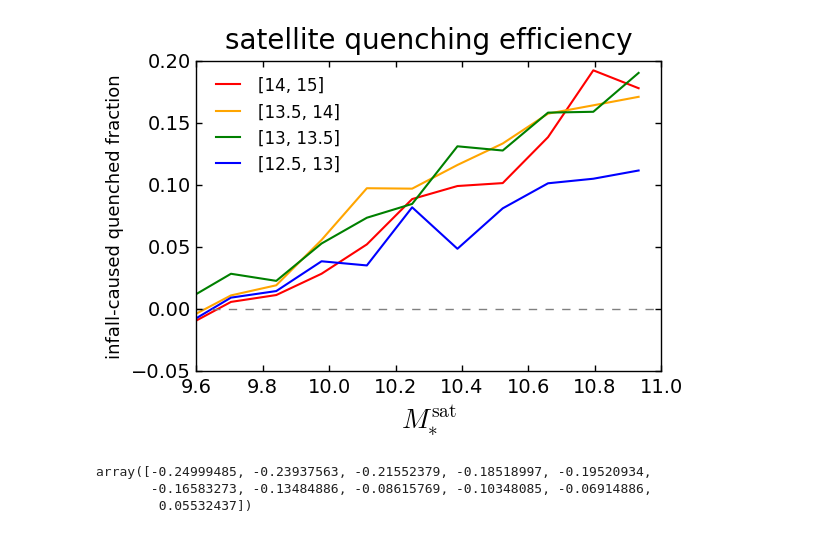
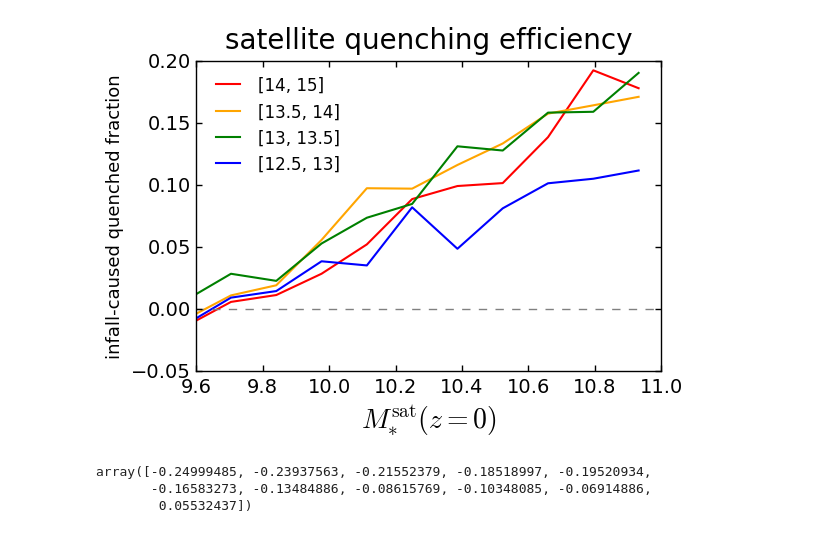
Before and after one commit to aphearin/time_evolving_cam_utils, a Jupyter notebook: plot_satellite_quenching_efficiency.ipynb, the cells around one changed output. Saved outputs shown, nothing was run; the diff lists cells and outputs as text; code cells hidden in the pictures.

Commit message:
Aesthetic changes to figure

```diff
--- a/plot_satellite_quenching_efficiency.ipynb
+++ b/plot_satellite_quenching_efficiency.ipynb
@@ -77,39 +77,39 @@ fq_sat_m15, fq_matching_cen_m15 = satellite_quenching_efficiency(sats['sm_mp'][s
 fig = plt.figure()
 ax = fig.add_subplot(111)
 
-xlabel = ax.set_xlabel(r'$M^{\rm sat}_{\ast}$', fontsize=20)
+xlabel = ax.set_xlabel(r'$M^{\rm sat}_{\ast}(z=0)$', fontsize=20)
 ylabel = ax.set_ylabel(r'infall-caused quenched fraction', fontsize=13)
 title = ax.set_title('satellite quenching efficiency', fontsize=20, y=1.02) # y param fixes an overhanging title
 
 lw = 1.5
 ax.plot(sm_mids, fq_sat_m15 - fq_matching_cen_m15,
         color='red', label='[14, 15]', linewidth=lw)
 ax.plot(sm_mids, fq_sat_m135_m14 - fq_matching_cen_m135_m14,
         color='orange', label='[13.5, 14]', linewidth=lw)
 ax.plot(sm_mids, fq_sat_m13_m135 - fq_matching_cen_m13_m135,
         color='green', label='[13, 13.5]', linewidth=lw)
 ax.plot(sm_mids, fq_sat_m125_m13 - fq_matching_cen_m125_m13,
         color='blue', label='[12.5, 13]', linewidth=lw)
 # ax.plot(sm_mids, fq_sat_m12_m125 - fq_matching_cen_m12_m125,
 #         color='magenta', label='[12, 12.5]', linewidth=lw)
 
 ax.plot(np.arange(100), np.zeros(100), '--', color='gray', linewidth=1)
 
 plt.xlim(xmin = 9.6, xmax=11)
 plt.ylim(ymin = -0.05, ymax = 0.2)
 
 plt.xticks(fontsize=14)
 plt.yticks(fontsize=14)
 ax.tick_params(axis='x', length=4, width=1, which='major')
 ax.tick_params(axis='x', length=2, width=1, which='minor')
 ax.tick_params(axis='y', length=4, width=1, which='major')
 ax.tick_params(axis='y', length=2, width=1, which='minor')
 
 plt.legend(frameon=False, loc='upper left', fontsize=12)
 
 fig.savefig('FIGS/satellite_quenching_efficiency.pdf', bbox_extra_artists=[xlabel, ylabel], bbox_inches='tight')
 # %% [output]
-[figure, old version]
+[figure, new version]
 # %%
 fq_sat_m15 - fq_matching_cen_m15
 # %% [output]
```
Also changed, not shown: 1 other file.
